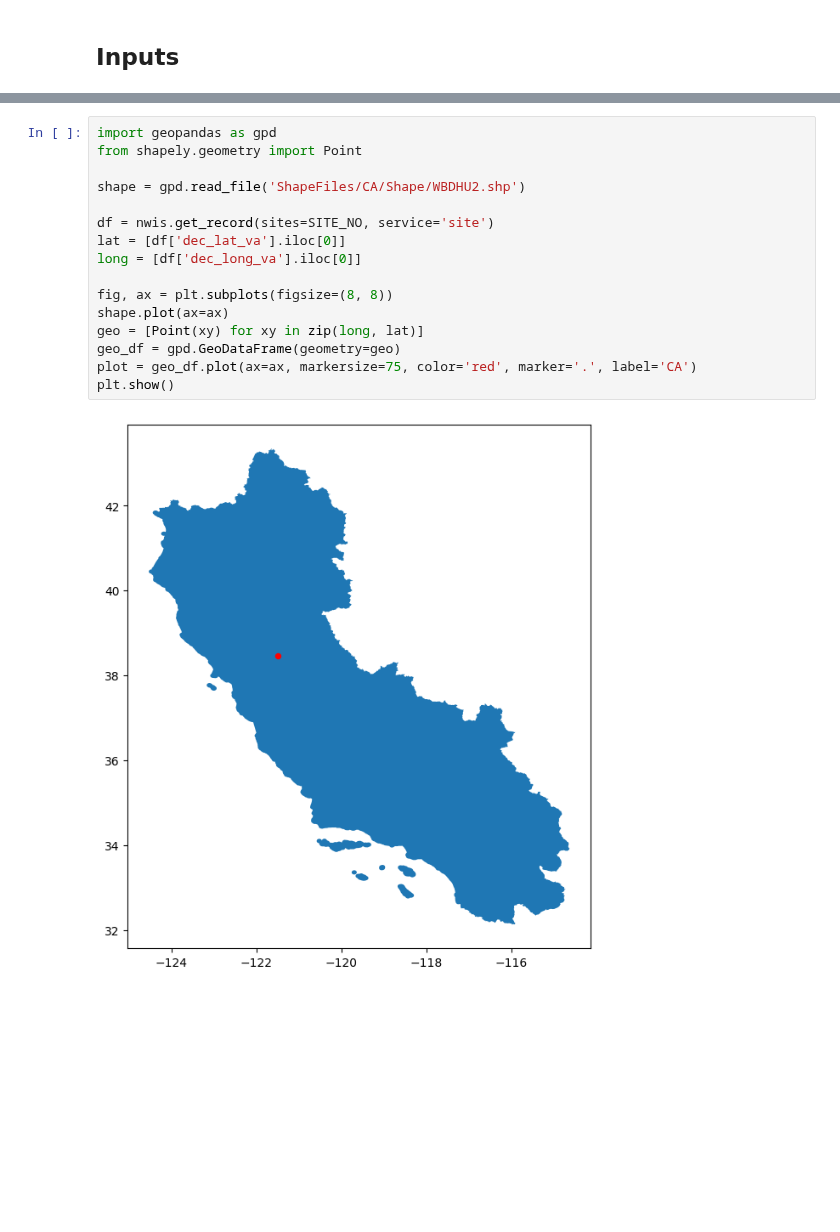
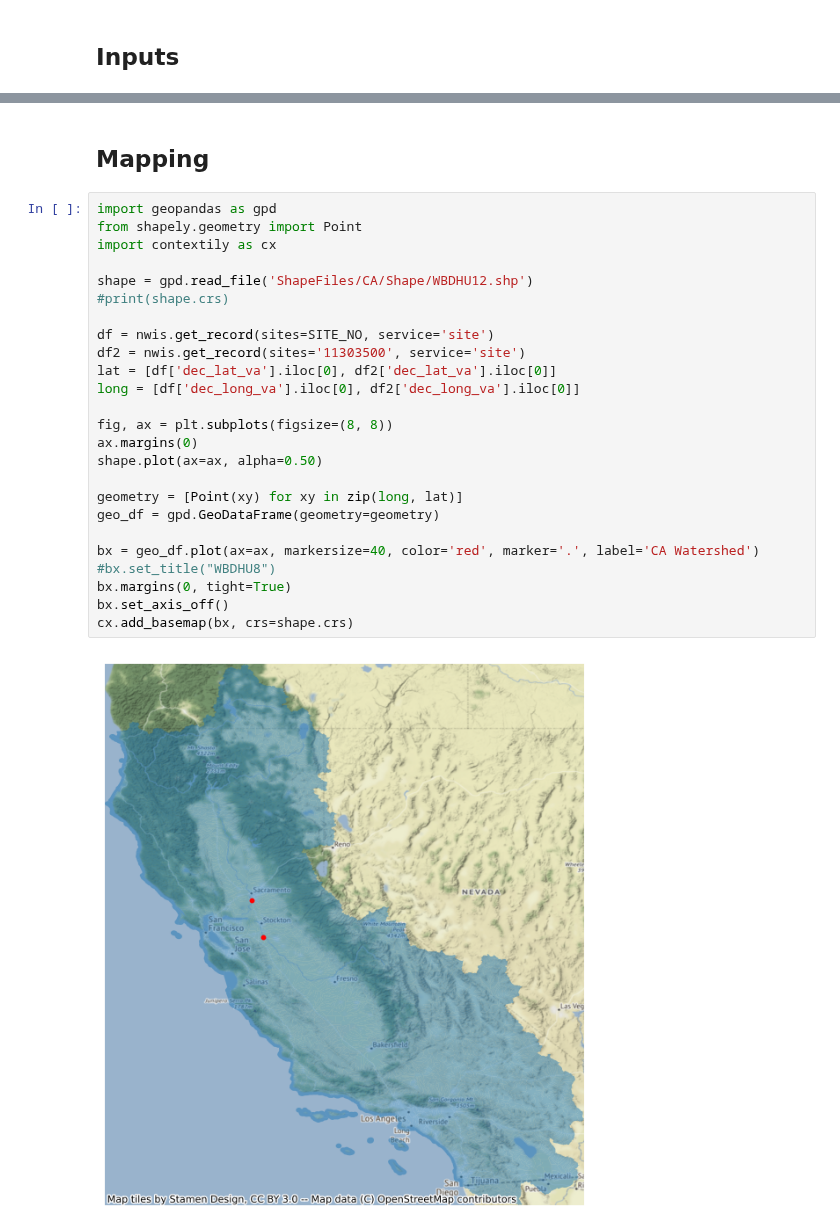
Before and after one commit to AlekWithK/DahlkeLab_LAWR, a Jupyter notebook: site_data.ipynb, the cells around one changed output, grey strips where cells are left out. Saved outputs shown, nothing was run; the diff lists cells and outputs as text; blank space fills up the shorter version.

Commit message:
Major updates to analysis and visualization

```diff
--- a/site_data.ipynb
+++ b/site_data.ipynb
@@ -86,18 +173,29 @@ Total flow in CKPY: 0.00036707057455463504
+# %% [markdown]
+## Mapping<br>
 # %%
 import geopandas as gpd
 from shapely.geometry import Point
+import contextily as cx
 
-shape = gpd.read_file('ShapeFiles/CA/Shape/WBDHU2.shp')
+shape = gpd.read_file('ShapeFiles/CA/Shape/WBDHU12.shp')
+#print(shape.crs)
 
 df = nwis.get_record(sites=SITE_NO, service='site')
-lat = [df['dec_lat_va'].iloc[0]]
-long = [df['dec_long_va'].iloc[0]]
+df2 = nwis.get_record(sites='11303500', service='site')
+lat = [df['dec_lat_va'].iloc[0], df2['dec_lat_va'].iloc[0]]
+long = [df['dec_long_va'].iloc[0], df2['dec_long_va'].iloc[0]]
 
 fig, ax = plt.subplots(figsize=(8, 8))
-shape.plot(ax=ax)
-geo = [Point(xy) for xy in zip(long, lat)]
-geo_df = gpd.GeoDataFrame(geometry=geo)
-plot = geo_df.plot(ax=ax, markersize=75, color='red', marker='.', label='CA')
-plt.show()
+ax.margins(0)
+shape.plot(ax=ax, alpha=0.50)
+
+geometry = [Point(xy) for xy in zip(long, lat)]
+geo_df = gpd.GeoDataFrame(geometry=geometry)
+
+bx = geo_df.plot(ax=ax, markersize=40, color='red', marker='.', label='CA Watershed')
+#bx.set_title("WBDHU8")
+bx.margins(0, tight=True)
+bx.set_axis_off()
+cx.add_basemap(bx, crs=shape.crs)
 # %% [output]
-[figure, old version]
+[figure, new version]
```
Also changed, not shown: parts of 10 cells of this notebook, 5 other files.
